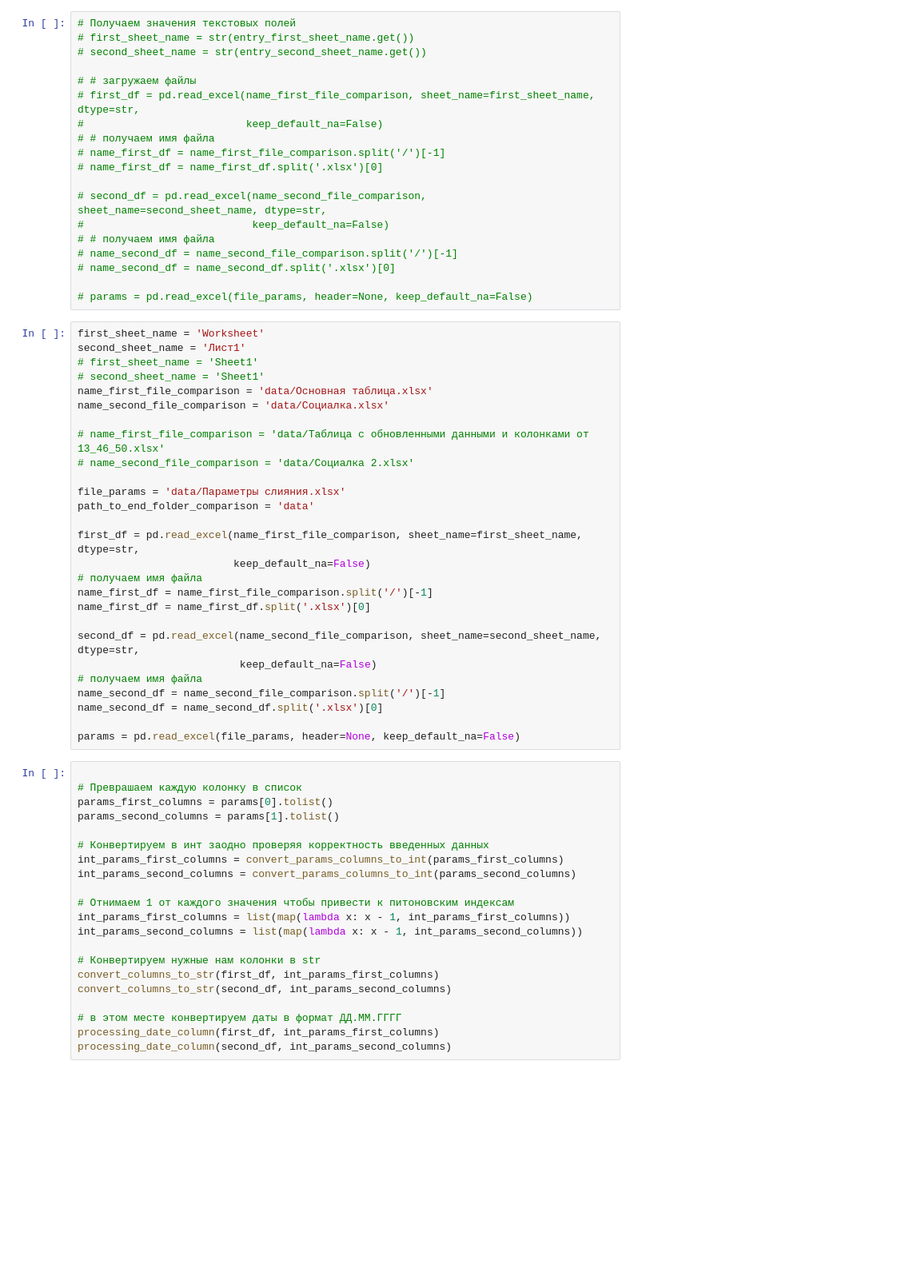
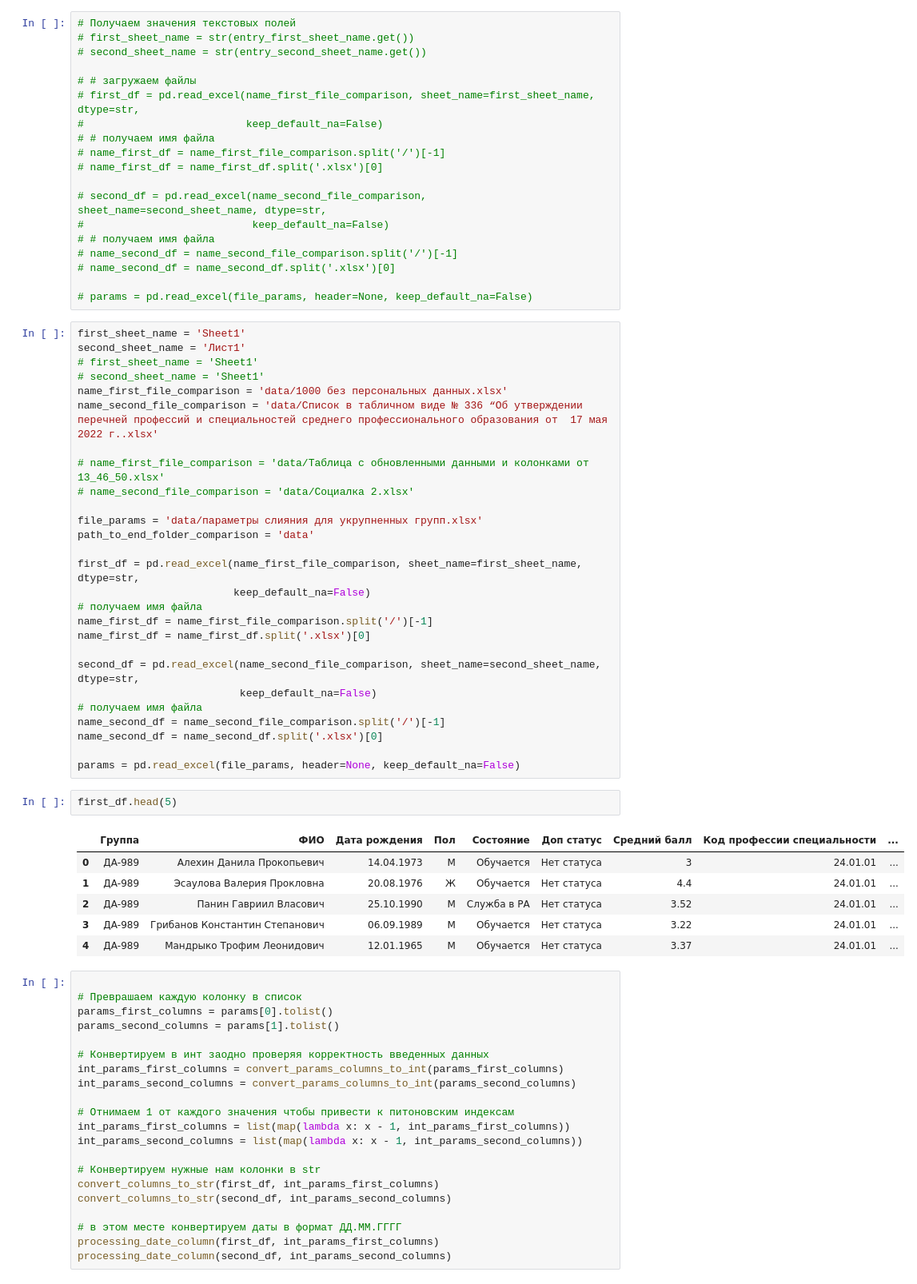
Before and after one commit to t0r1n88/Vesta, a Jupyter notebook: merge_2.0.ipynb, the cells around one changed output. Shown at 80% size. Cells and saved outputs as stored; diff of their text form; blank space fills up the shorter version.

```diff
--- a/merge_2.0.ipynb
+++ b/merge_2.0.ipynb
@@ -161,17 +161,17 @@ def clean_ending_columns(lst_columns:list,name_first_df,name_second_df):
 
 # params = pd.read_excel(file_params, header=None, keep_default_na=False)
 # %%
-first_sheet_name = 'Worksheet'
+first_sheet_name = 'Sheet1'
 second_sheet_name = 'Лист1'
 # first_sheet_name = 'Sheet1'
 # second_sheet_name = 'Sheet1'
-name_first_file_comparison = 'data/Основная таблица.xlsx'
-name_second_file_comparison = 'data/Социалка.xlsx'
+name_first_file_comparison = 'data/1000 без персональных данных.xlsx'
+name_second_file_comparison = 'data/Список в табличном виде № 336 “Об утверждении перечней профессий и специальностей среднего профессионального образования от  17 мая 2022 г..xlsx'
 
 # name_first_file_comparison = 'data/Таблица с обновленными данными и колонками от 13_46_50.xlsx'
 # name_second_file_comparison = 'data/Социалка 2.xlsx'
 
-file_params = 'data/Параметры слияния.xlsx'
+file_params = 'data/параметры слияния для укрупненных групп.xlsx'
 path_to_end_folder_comparison = 'data'
 
 first_df = pd.read_excel(name_first_file_comparison, sheet_name=first_sheet_name, dtype=str,
@@ -187,6 +187,15 @@ name_second_df = name_second_file_comparison.split('/')[-1]
 name_second_df = name_second_df.split('.xlsx')[0]
 
 params = pd.read_excel(file_params, header=None, keep_default_na=False)
+# %%
+first_df.head(5)
+# %% [output]
+|  | Группа | ФИО | Дата рождения | Пол | Состояние | Доп статус | Средний балл | Код профессии специальности | ... |
+| 0 | ДА-989 | Алехин Данила Прокопьевич | 14.04.1973 | М | Обучается | Нет статуса | 3 | 24.01.01 | ... |
+| 1 | ДА-989 | Эсаулова Валерия Прокловна | 20.08.1976 | Ж | Обучается | Нет статуса | 4.4 | 24.01.01 | ... |
+| 2 | ДА-989 | Панин Гавриил Власович | 25.10.1990 | М | Служба в РА | Нет статуса | 3.52 | 24.01.01 | ... |
+| 3 | ДА-989 | Грибанов Константин Степанович | 06.09.1989 | М | Обучается | Нет статуса | 3.22 | 24.01.01 | ... |
+| 4 | ДА-989 | Мандрыко Трофим Леонидович | 12.01.1965 | М | Обучается | Нет статуса | 3.37 | 24.01.01 | ... |
 # %%
 
 # Преврашаем каждую колонку в список
```
Also changed, not shown: parts of 6 cells of this notebook, 1 other file.
